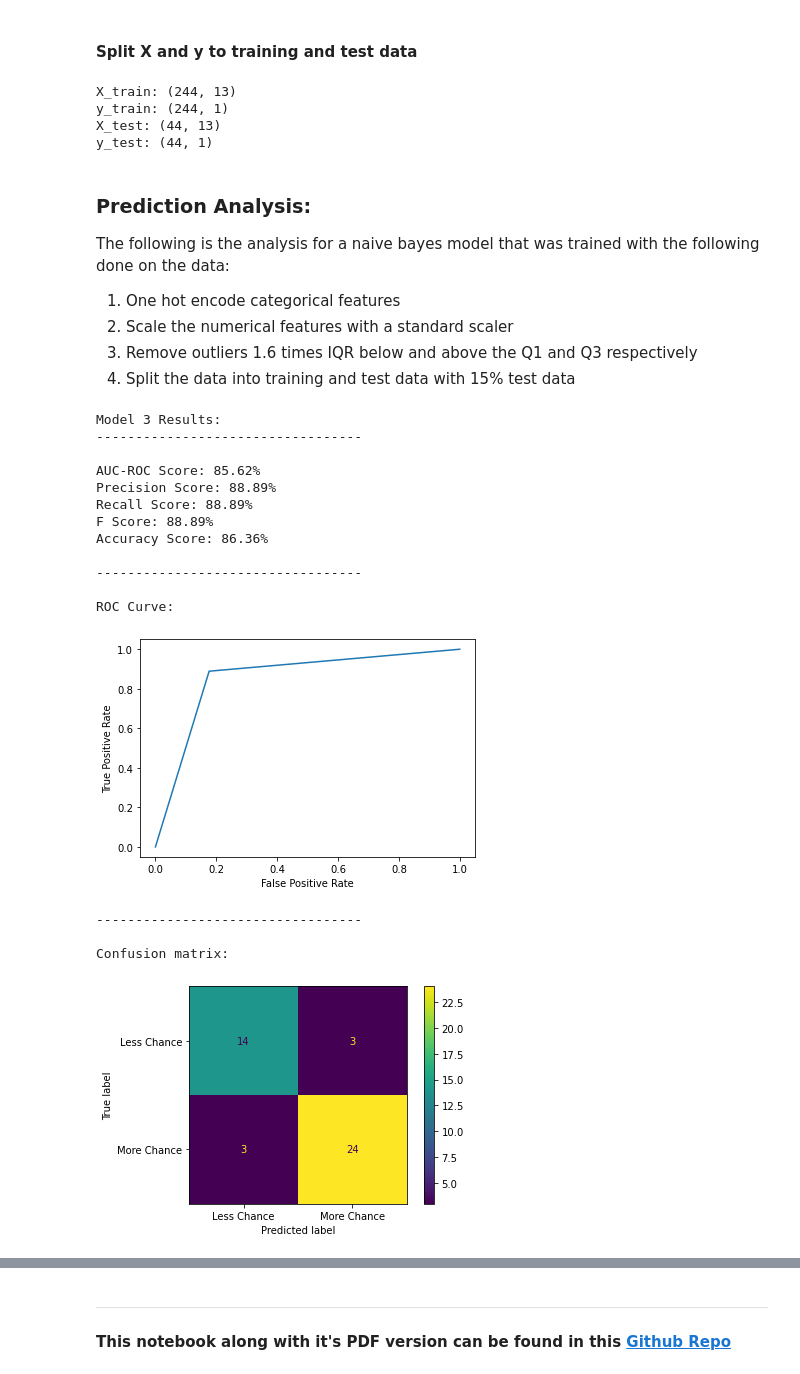
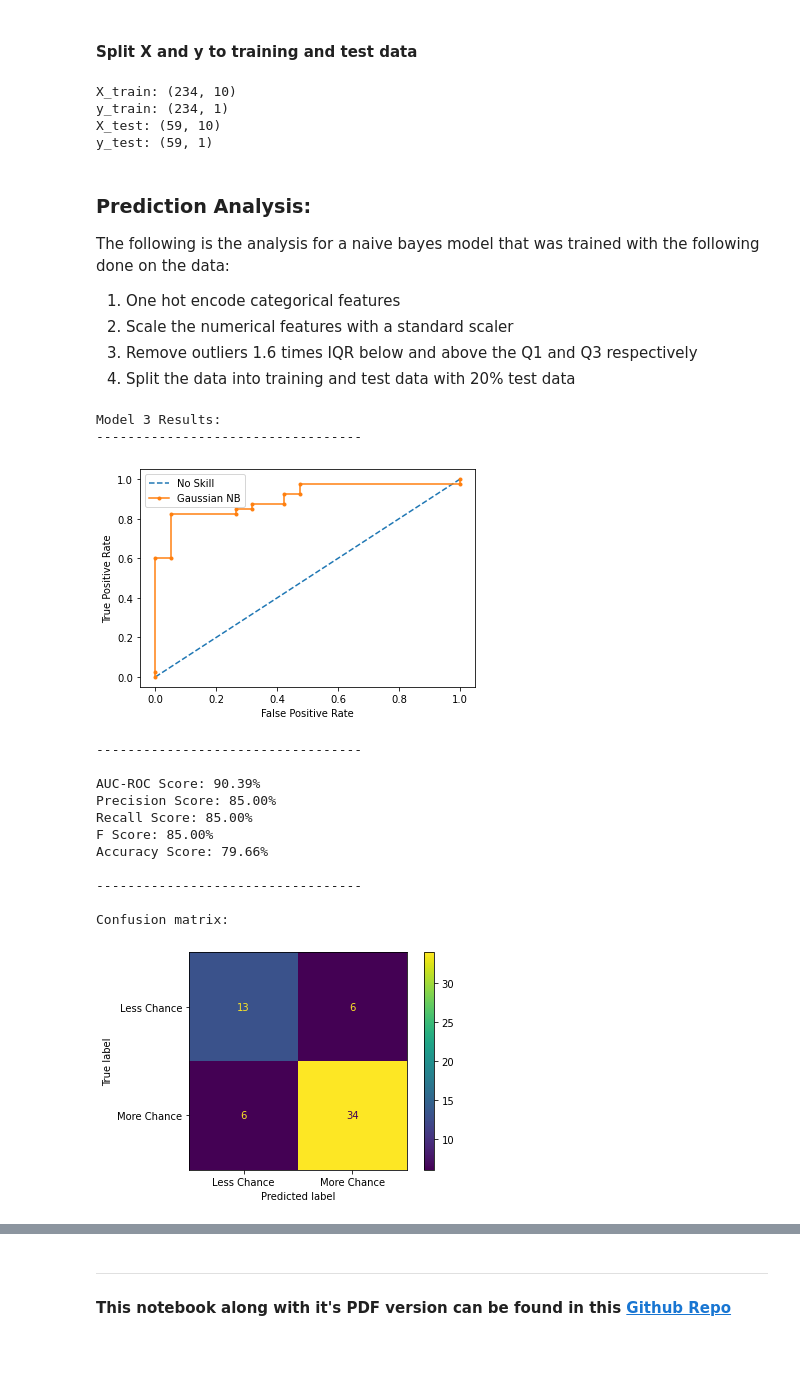
Before and after one commit to Akhilsudh/BITS-Assignment, a Jupyter notebook: Semester 2/Applied Machine Learning/2021MT12054_Akhil_S.ipynb, the cells around one changed output, grey strips where cells are left out. Drawn from its saved outputs; the diff is of its cells as text; code cells hidden in the pictures.

```diff
--- a/Semester 2/Applied Machine Learning/2021MT12054_Akhil_S.ipynb
+++ b/Semester 2/Applied Machine Learning/2021MT12054_Akhil_S.ipynb
@@ -210,7 +307,7 @@ y = df1[["Target"]]
 # %% [markdown]
 #### Split X and y to training and test data
 # %%
-X_train, X_test, y_train, y_test = train_test_split(X, y, test_size = 0.15, random_state = 3)
+X_train, X_test, y_train, y_test = train_test_split(X, y, test_size = 0.20, random_state = 3)
 print("X_train: {}".format(X_train.shape))
 print("y_train: {}".format(y_train.shape))
 print("X_test: {}".format(X_test.shape))
@@ -310,7 +412,7 @@ y = df2[["Target"]]
 # %% [markdown]
 #### Split X and y to training and test data
 # %%
-X_train, X_test, y_train, y_test = train_test_split(X, y, test_size = 0.15, random_state = 3)
+X_train, X_test, y_train, y_test = train_test_split(X, y, test_size = 0.20, random_state = 3)
 print("X_train: {}".format(X_train.shape))
 print("y_train: {}".format(y_train.shape))
 print("X_test: {}".format(X_test.shape))
@@ -417,6 +520,6 @@ df3.head()
 # %% [markdown]
 #### One hot encoded dataframe:
 # %%
-df3 = pd.get_dummies(df2, columns = category_list, drop_first = True)
+df3 = pd.get_dummies(df3, columns = category_list, drop_first = True)
 df3.head()
 # %% [output]
@@ -432,68 +535,68 @@ y = df3[["Target"]]
 # %% [markdown]
 #### Split X and y to training and test data
 # %%
-X_train, X_test, y_train, y_test = train_test_split(X, y, test_size = 0.15, random_state = 3)
+X_train, X_test, y_train, y_test = train_test_split(X, y, test_size = 0.20, random_state = 3)
 print("X_train: {}".format(X_train.shape))
 print("y_train: {}".format(y_train.shape))
 print("X_test: {}".format(X_test.shape))
 print("y_test: {}".format(y_test.shape))
 # %% [output]
-X_train: (244, 13)
-y_train: (244, 1)
-X_test: (44, 13)
-y_test: (44, 1)
+X_train: (234, 10)
+y_train: (234, 1)
+X_test: (59, 10)
+y_test: (59, 1)
 # %% [markdown]
 ### Prediction Analysis:
 The following is the analysis for a naive bayes model that was trained with the following done on the data:
 1. One hot encode categorical features
 2. Scale the numerical features with a standard scaler
 3. Remove outliers 1.6 times IQR below and above the Q1 and Q3 respectively
-4. Split the data into training and test data with 15% test data
+4. Split the data into training and test data with 20% test data
 # %%
 gnb = GaussianNB()
 gnb.fit(X_train, y_train)
 y_pred = gnb.predict(X_test)
-
 print("Model 3 Results:")
 print("----------------------------------\n")
-print("AUC-ROC Score: {0:0.2f}%".format(roc_auc_score(y_test, y_pred) * 100))
+ns_probs = [0 for _ in range(len(y_test))]
+ns_fpr, ns_tpr, _ = roc_curve(y_test, ns_probs)
+
+y_probs = gnb.predict_proba(X_test)
+gnb_probs = y_probs[:, 1]
+gnb_fpr, gnb_tpr, temp = roc_curve(y_test, gnb_probs)
+plt.plot(ns_fpr, ns_tpr, linestyle='--', label='No Skill')
+plt.plot(gnb_fpr, gnb_tpr, marker='.', label='Gaussian NB')
+plt.xlabel('False Positive Rate')
+plt.ylabel('True Positive Rate')
+plt.legend()
+plt.show()
+print("----------------------------------\n")
+print("AUC-ROC Score: {0:0.2f}%".format(roc_auc_score(y_test, gnb_probs) * 100))
 print("Precision Score: {0:0.2f}%".format(precision_score(y_test,y_pred) * 100))
 print("Recall Score: {0:0.2f}%".format(recall_score(y_test,y_pred) * 100))
 print("F Score: {0:0.2f}%".format(f1_score(y_test,y_pred) * 100))
 print("Accuracy Score: {0:0.2f}%".format(accuracy_score(y_test,y_pred) * 100))
-
-fpr, tpr, temp = roc_curve(y_test, y_pred)
-
-print("\n----------------------------------\n")
-print("ROC Curve:")
-plt.plot(fpr, tpr)
-plt.xlabel('False Positive Rate')
-plt.ylabel('True Positive Rate')
-plt.show()
-
 print("\n----------------------------------\n")
 print("Confusion matrix:")
 cm = confusion_matrix(y_pred,y_test)
 ConfusionMatrixDisplay(cm,display_labels =["Less Chance","More Chance"]).plot()
 plt.show()
 # %% [output]
 Model 3 Results:
 ----------------------------------
-
-AUC-ROC Score: 85.62%
-Precision Score: 88.89%
-Recall Score: 88.89%
-F Score: 88.89%
-Accuracy Score: 86.36%
-
-----------------------------------
-
-ROC Curve:
-[figure, old version]
+[figure, new version]
+----------------------------------
+
+AUC-ROC Score: 90.39%
+Precision Score: 85.00%
+Recall Score: 85.00%
+F Score: 85.00%
+Accuracy Score: 79.66%
+
 ----------------------------------
 
 Confusion matrix:
-[figure, old version]
+[figure, new version]
 # %% [markdown]
 # Comparing the results of the three models:
 
```
Also changed, not shown: parts of 40 cells of this notebook, 2 other files.
